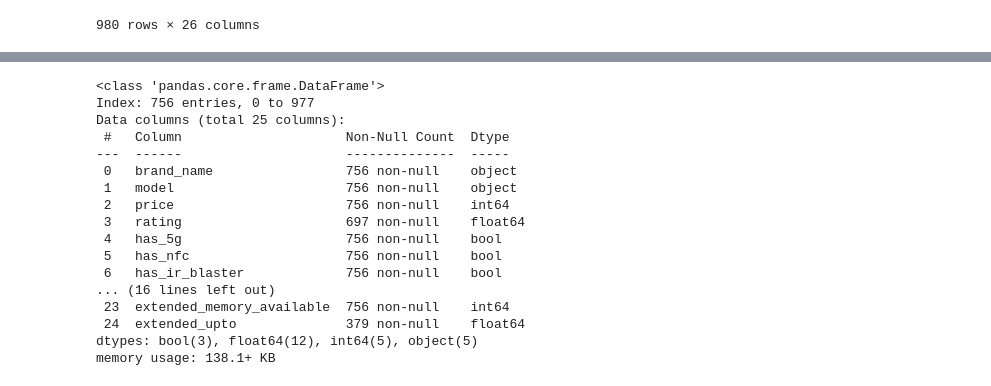
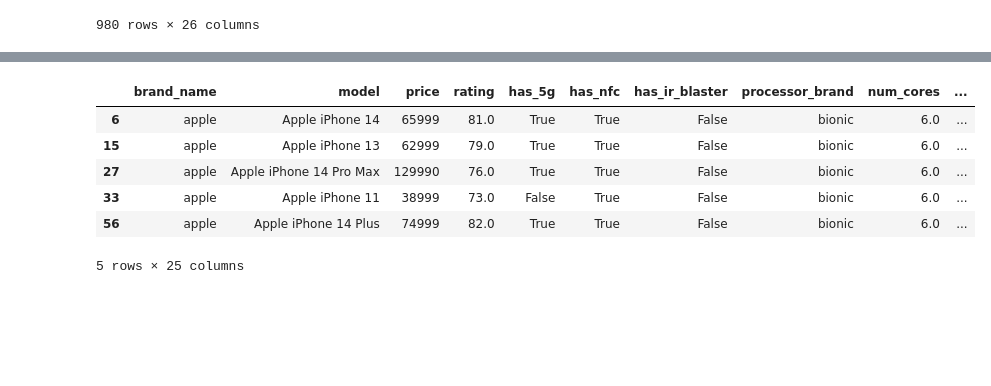
Before and after one commit to GlitchyStar717/AneXPrototype, a Jupyter notebook: try.ipynb, the cells around one changed output, grey strips where cells are left out. Drawn from its saved outputs; the diff is of its cells as text; code cells hidden in the pictures; blank space fills up the shorter version.

```diff
--- a/try.ipynb
+++ b/try.ipynb
@@ -82,4 +74,6 @@ def categorize_phone(row):
 from copy import deepcopy
 df2 = deepcopy(df)
 df2.head()
+final_rec = deepcopy(df)
+final_rec.head()
 # %% [output]
@@ -209,21 +144,11 @@ memory usage: 138.1+ KB
-# %%
-zdf.dropna(subset=["os","primary_camera_front"], inplace=True)
-df.info()
-# %% [output]
-<class 'pandas.core.frame.DataFrame'>
-Index: 756 entries, 0 to 977
-Data columns (total 25 columns):
- #   Column                     Non-Null Count  Dtype
----  ------                     --------------  -----
- 0   brand_name                 756 non-null    object
- 1   model                      756 non-null    object
- 2   price                      756 non-null    int64
- 3   rating                     697 non-null    float64
- 4   has_5g                     756 non-null    bool
- 5   has_nfc                    756 non-null    bool
- 6   has_ir_blaster             756 non-null    bool
-... (16 lines left out)
- 23  extended_memory_available  756 non-null    int64
- 24  extended_upto              379 non-null    float64
-dtypes: bool(3), float64(12), int64(5), object(5)
-memory usage: 138.1+ KB
+# %%
+final_rec = final_rec.query("brand_name == 'apple'")
+final_rec.head()
+# %% [output]
+|  | brand_name | model | price | rating | has_5g | has_nfc | has_ir_blaster | processor_brand | num_cores | ... |
+| 6 | apple | Apple iPhone 14 | 65999 | 81.0 | True | True | False | bionic | 6.0 | ... |
+| 15 | apple | Apple iPhone 13 | 62999 | 79.0 | True | True | False | bionic | 6.0 | ... |
+| 27 | apple | Apple iPhone 14 Pro Max | 129990 | 76.0 | True | True | False | bionic | 6.0 | ... |
+| 33 | apple | Apple iPhone 11 | 38999 | 73.0 | False | True | False | bionic | 6.0 | ... |
+| 56 | apple | Apple iPhone 14 Plus | 74999 | 82.0 | True | True | False | bionic | 6.0 | ... |
+5 rows × 25 columns
```
Also changed, not shown: parts of 14 cells of this notebook, 1 other file.
